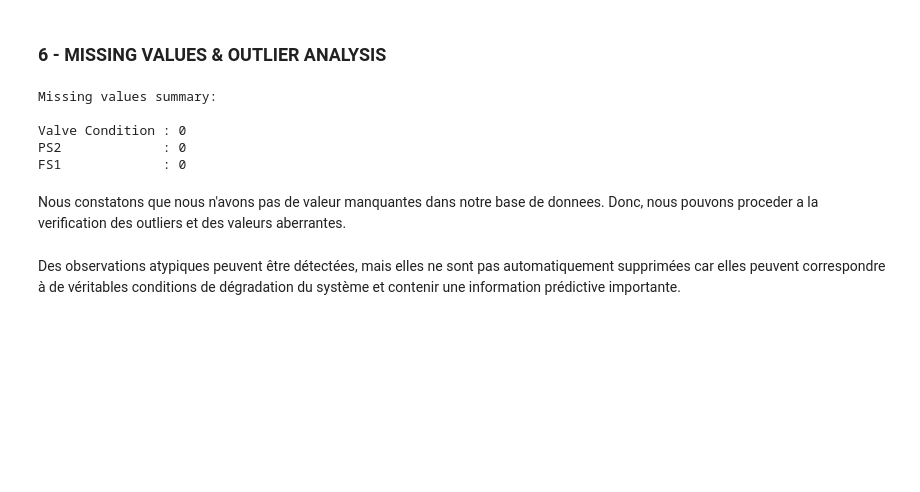
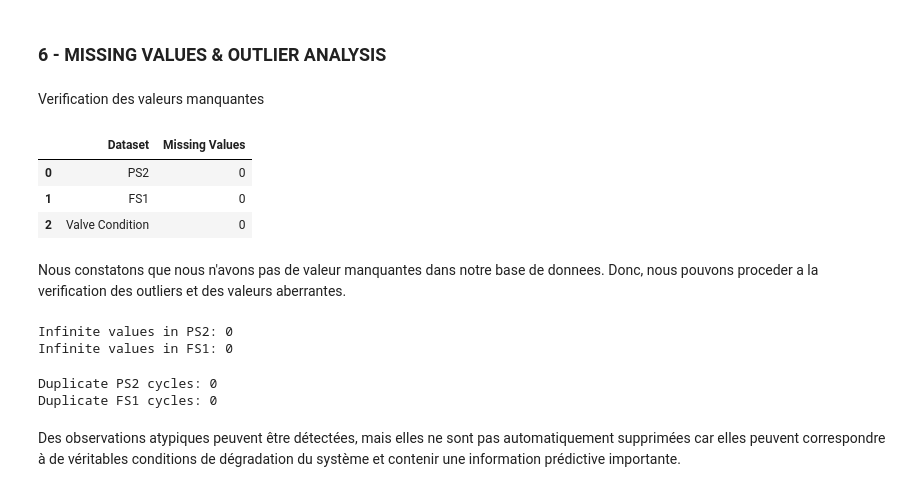
Before and after one commit to alex-05-20/ML_Project, a Jupyter notebook: project_ml.ipynb, the cells around one changed output. Drawn from its saved outputs; the diff is of its cells as text; code cells hidden in the pictures; blank space fills up the shorter version.

```diff
--- a/project_ml.ipynb
+++ b/project_ml.ipynb
@@ -117,18 +185,39 @@ Name: 1, dtype: int64
 # %% [markdown]
 ### 6 - MISSING VALUES & OUTLIER ANALYSIS
+# %% [markdown]
+Verification des valeurs manquantes
 # %%
-print("Missing values summary:\n")
-print(f"Valve Condition : {valve_condition.isna().sum()}")
-print(f"PS2             : {ps2.isna().sum().sum()}")
-print(f"FS1             : {fs1.isna().sum().sum()}")
+missing_values = pd.DataFrame({
+    "Dataset": ["PS2", "FS1", "Valve Condition"],
+    "Missing Values": [
+        ps2.isna().sum().sum(),
+        fs1.isna().sum().sum(),
+        valve_condition.isna().sum()
+    ]
+})
+missing_values
 # %% [output]
-Missing values summary:
-
-Valve Condition : 0
-PS2             : 0
-FS1             : 0
+|  | Dataset | Missing Values |
+| 0 | PS2 | 0 |
+| 1 | FS1 | 0 |
+| 2 | Valve Condition | 0 |
 # %% [markdown]
 Nous constatons que nous n'avons pas de valeur manquantes dans notre base de donnees. Donc, nous pouvons proceder a la verification des outliers et des valeurs aberrantes.
+# %%
+print("Infinite values in PS2:",
+      np.isinf(ps2.to_numpy()).sum())
+
+print("Infinite values in FS1:",
+      np.isinf(fs1.to_numpy()).sum())
+# %% [output]
+Infinite values in PS2: 0
+Infinite values in FS1: 0
+# %%
+print("Duplicate PS2 cycles:", ps2.duplicated().sum())
+print("Duplicate FS1 cycles:", fs1.duplicated().sum())
+# %% [output]
+Duplicate PS2 cycles: 0
+Duplicate FS1 cycles: 0
 # %% [markdown]
 Des observations atypiques peuvent être détectées, mais elles ne sont pas automatiquement supprimées car elles peuvent correspondre à de véritables conditions de dégradation du système et contenir une information prédictive importante.
 # %%
```
Also changed, not shown: parts of 13 cells of this notebook.
